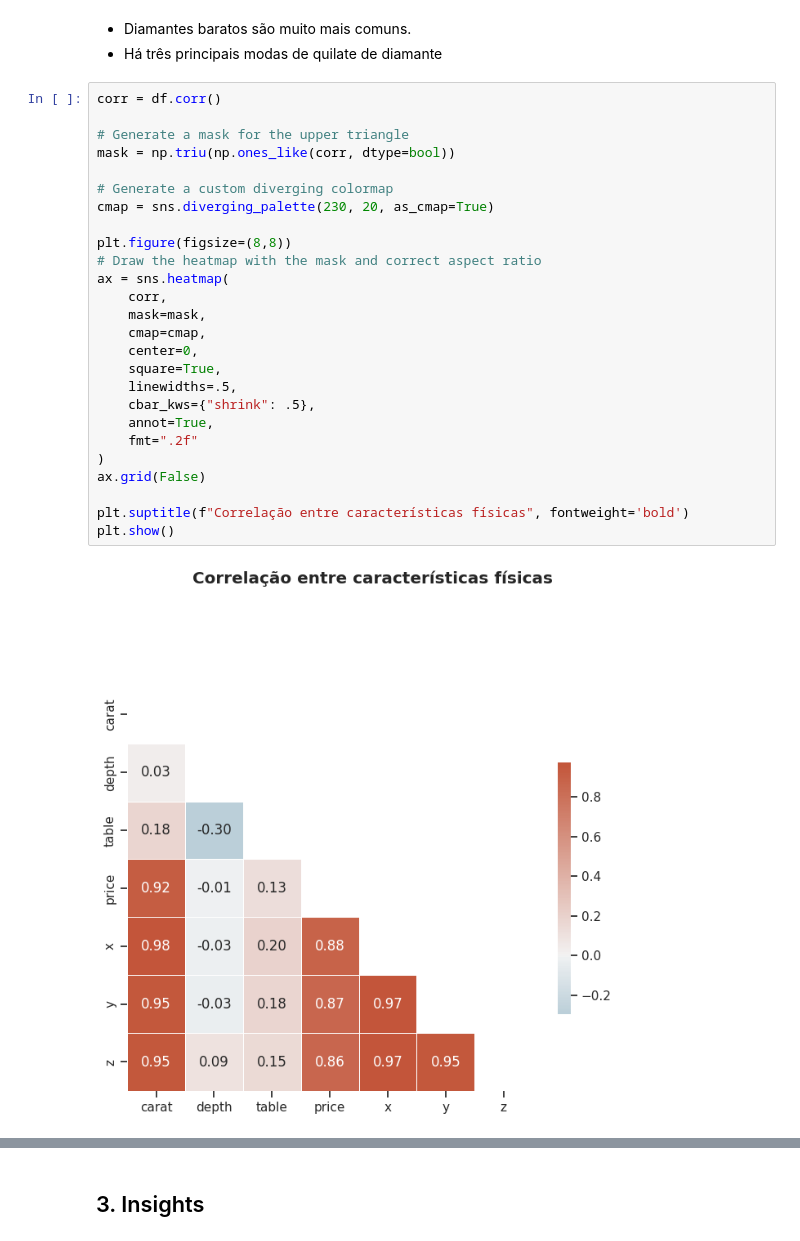
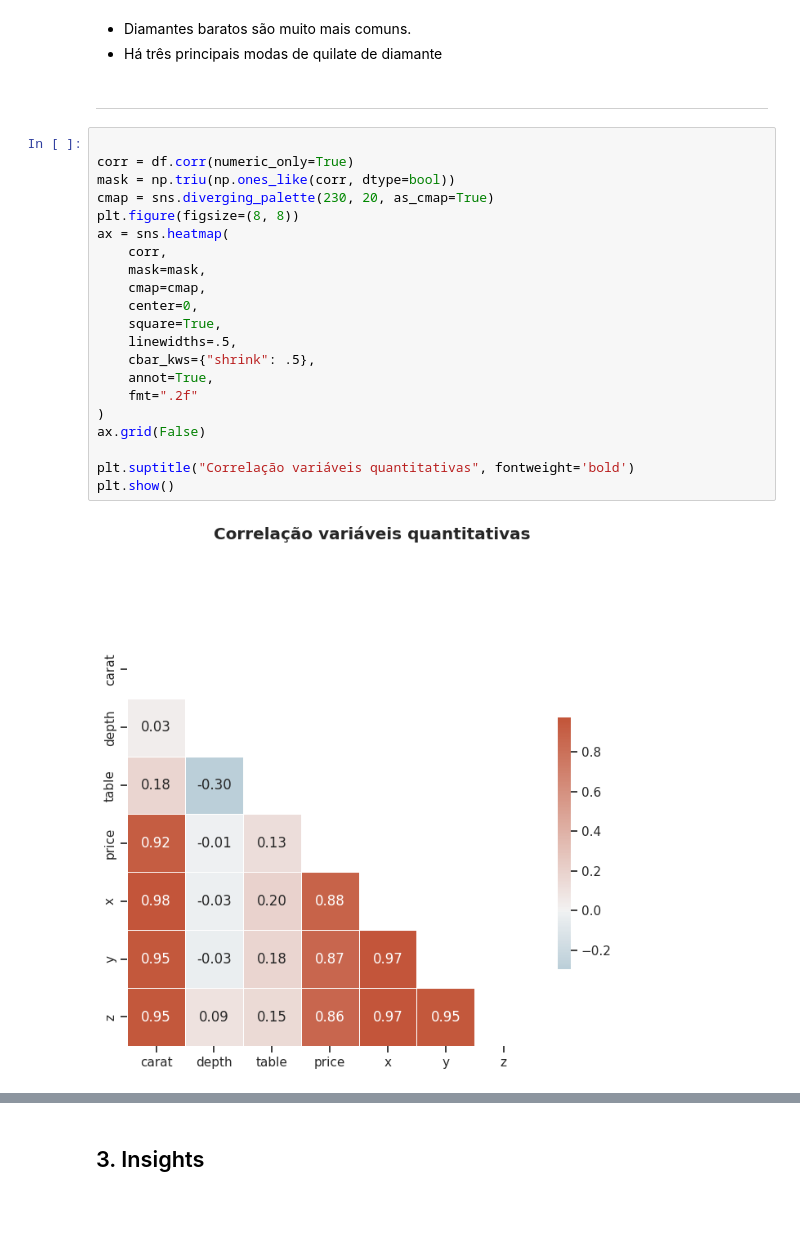
Before and after one commit to annaneto/avanti-bootcamp-cdd, a Jupyter notebook: notebooks/01-exploratory_data_analysis.ipynb, the cells around one changed output, grey strips where cells are left out. Cells and saved outputs as stored; diff of their text form; blank space fills up the shorter version.

```diff
--- a/notebooks/01-exploratory_data_analysis.ipynb
+++ b/notebooks/01-exploratory_data_analysis.ipynb
@@ -155,31 +148,28 @@ plt.show()
 # %% [markdown]
 * Diamantes baratos são muito mais comuns.
 * Há três principais modas de quilate de diamante
+# %% [markdown]
+---
 # %%
-corr = df.corr()
 
-# Generate a mask for the upper triangle
+corr = df.corr(numeric_only=True)
 mask = np.triu(np.ones_like(corr, dtype=bool))
-
-# Generate a custom diverging colormap
 cmap = sns.diverging_palette(230, 20, as_cmap=True)
-
-plt.figure(figsize=(8,8))
-# Draw the heatmap with the mask and correct aspect ratio
+plt.figure(figsize=(8, 8))
 ax = sns.heatmap(
     corr,
     mask=mask,
     cmap=cmap,
     center=0,
     square=True,
     linewidths=.5,
     cbar_kws={"shrink": .5},
     annot=True,
     fmt=".2f"
 )
 ax.grid(False)
 
-plt.suptitle(f"Correlação entre características físicas", fontweight='bold')
+plt.suptitle("Correlação variáveis quantitativas", fontweight='bold')
 plt.show()
 # %% [output]
-[figure, old version]
+[figure, new version]
```
Also changed, not shown: parts of 16 cells of this notebook.
